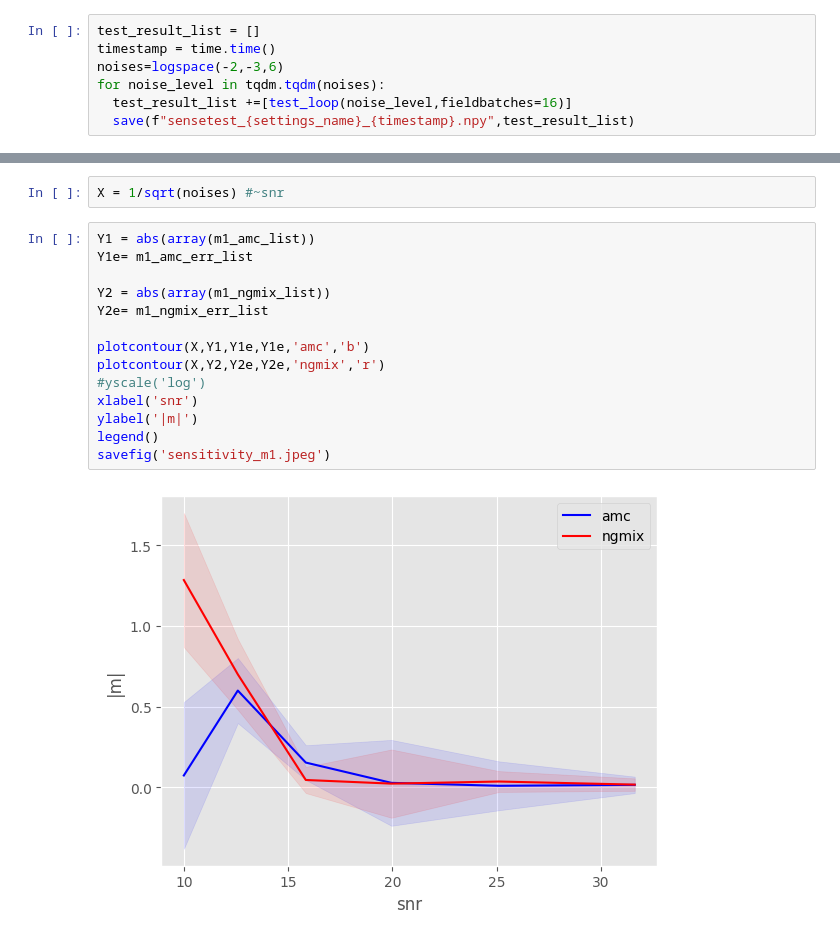
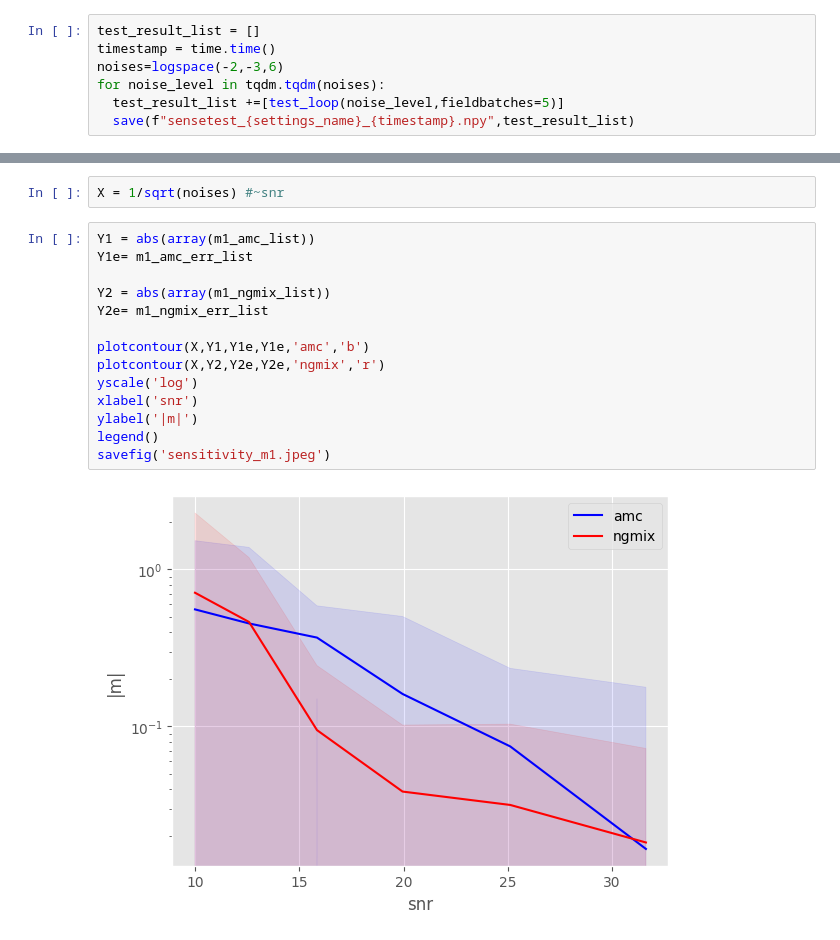
Before and after one commit to andrevitorelli/autometacal, a Jupyter notebook: notebooks/psf_metacal_moments_no_shape_noise.ipynb, the cells around one changed output, grey strips where cells are left out. Drawn from its saved outputs; the diff is of its cells as text.

```diff
--- a/notebooks/psf_metacal_moments_no_shape_noise.ipynb
+++ b/notebooks/psf_metacal_moments_no_shape_noise.ipynb
@@ -896,7 +896,7 @@ test_result_list = []
 timestamp = time.time()
 noises=logspace(-2,-3,6)
 for noise_level in tqdm.tqdm(noises):
-  test_result_list +=[test_loop(noise_level,fieldbatches=16)]
+  test_result_list +=[test_loop(noise_level,fieldbatches=5)]
   save(f"sensetest_{settings_name}_{timestamp}.npy",test_result_list)
 # %%
 #get bias
@@ -925,19 +925,19 @@ X = 1/sqrt(noises) #~snr
 # %%
 Y1 = abs(array(m1_amc_list))
 Y1e= m1_amc_err_list
 
 Y2 = abs(array(m1_ngmix_list))
 Y2e= m1_ngmix_err_list
 
 plotcontour(X,Y1,Y1e,Y1e,'amc','b')
 plotcontour(X,Y2,Y2e,Y2e,'ngmix','r')
-#yscale('log')
+yscale('log')
 xlabel('snr')
 ylabel('|m|')
 legend()
 savefig('sensitivity_m1.jpeg')
 # %% [output]
-[figure, old version]
+[figure, new version]
 # %%
 Y1 = abs(array(c1_amc_list))
 Y1e= c1_amc_err_list
```
Also changed, not shown: parts of 11 cells of this notebook, 9 other files.
